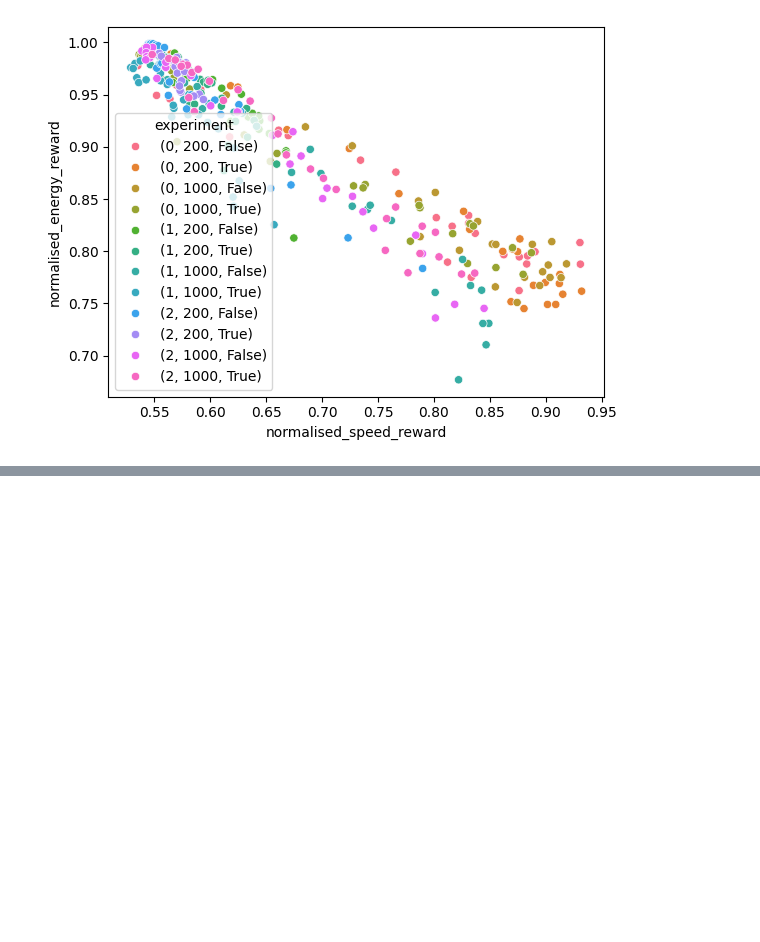
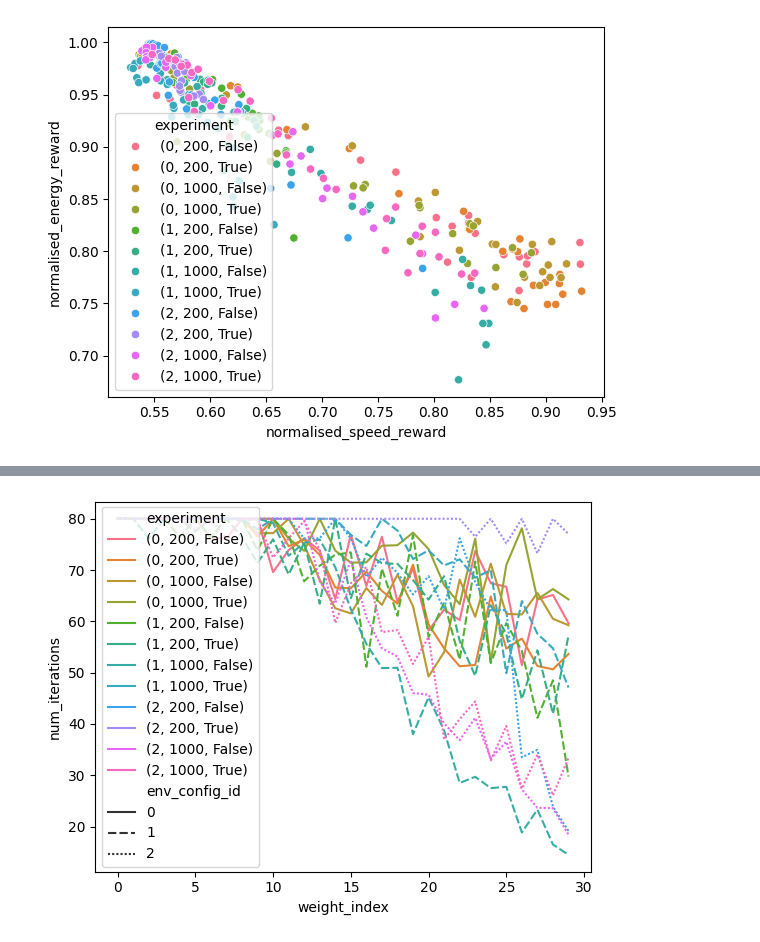
Before and after one commit to whl020406/moma-rl-ad, a Jupyter notebook: test_crash_mitigation_strategies.ipynb, the cells around one changed output, grey strips where cells are left out. Saved outputs shown, nothing was run; the diff lists cells and outputs as text; code cells hidden in the pictures; blank space fills up the shorter version.

```diff
--- a/test_crash_mitigation_strategies.ipynb
+++ b/test_crash_mitigation_strategies.ipynb
@@ -243,0 +203,12 @@ df = sep_agent.evaluate(num_repetitions= 5, hv_reference_point=np.ndarray([0,0])
+# %%
+# num iterations
+multi_index_list = ['env_config_id', 'replay_buffer_size', 'use_reward_normalisation_wrapper', 'weight_index']
+value_list = ["num_iterations"]
+grouped_df = df_complete.groupby(multi_index_list)[value_list].mean()
+index = grouped_df.index
+grouped_df = grouped_df.reset_index()
+grouped_df.set_index(index, inplace=True)
+multi_index_list.remove("weight_index")
+grouped_df["experiment"] = grouped_df[multi_index_list].apply(tuple, axis=1)
+display(grouped_df.info())
+display(grouped_df)
@@ -243,0 +244,5 @@ df = sep_agent.evaluate(num_repetitions= 5, hv_reference_point=np.ndarray([0,0])
+# %%
+ax = sns.lineplot(grouped_df, x="weight_index", y="num_iterations", hue="experiment", style="env_config_id")
+sns.move_legend(ax, "center left")
+# %% [output]
+[figure, added]
```
Also changed, not shown: parts of 13 cells of this notebook, 7 other files.
